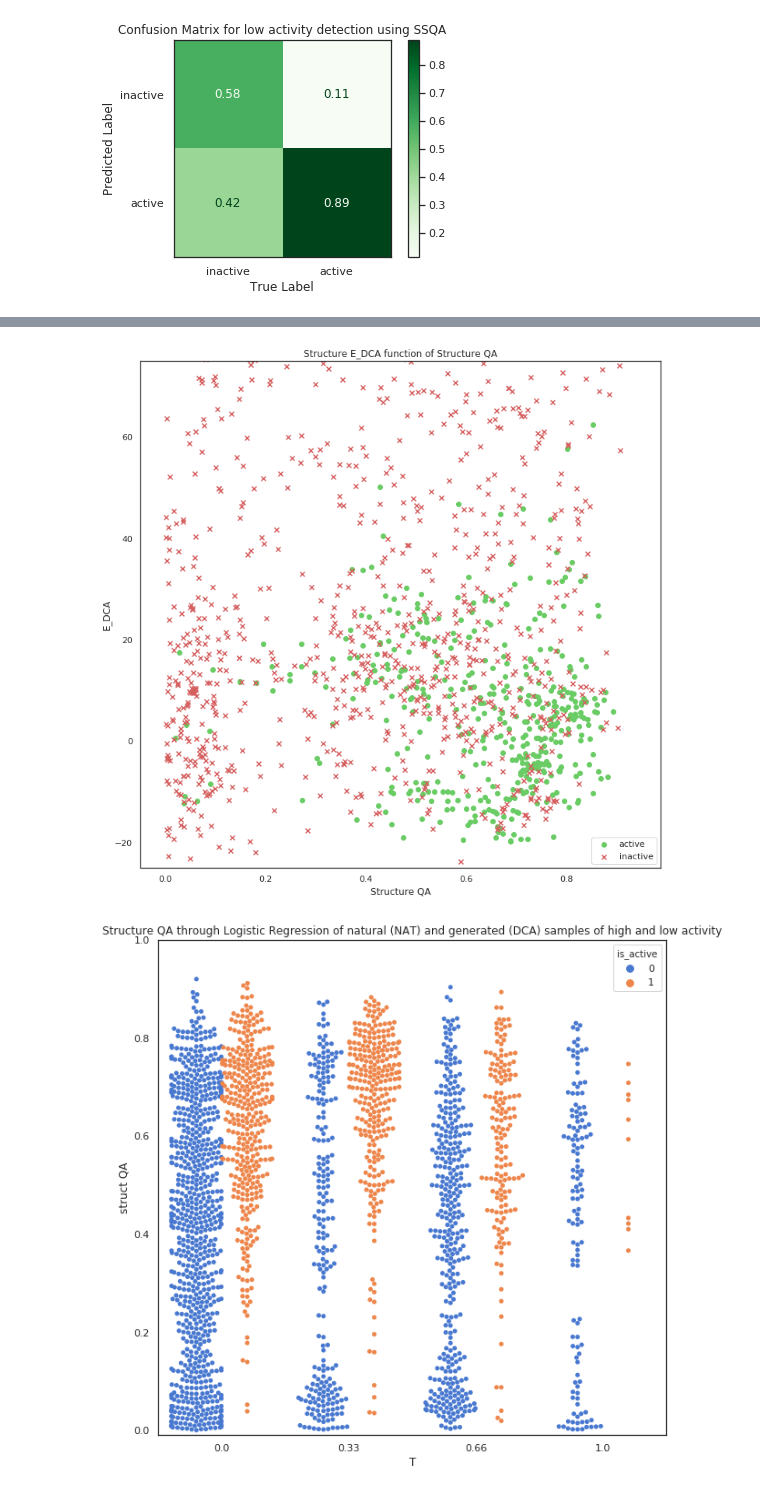
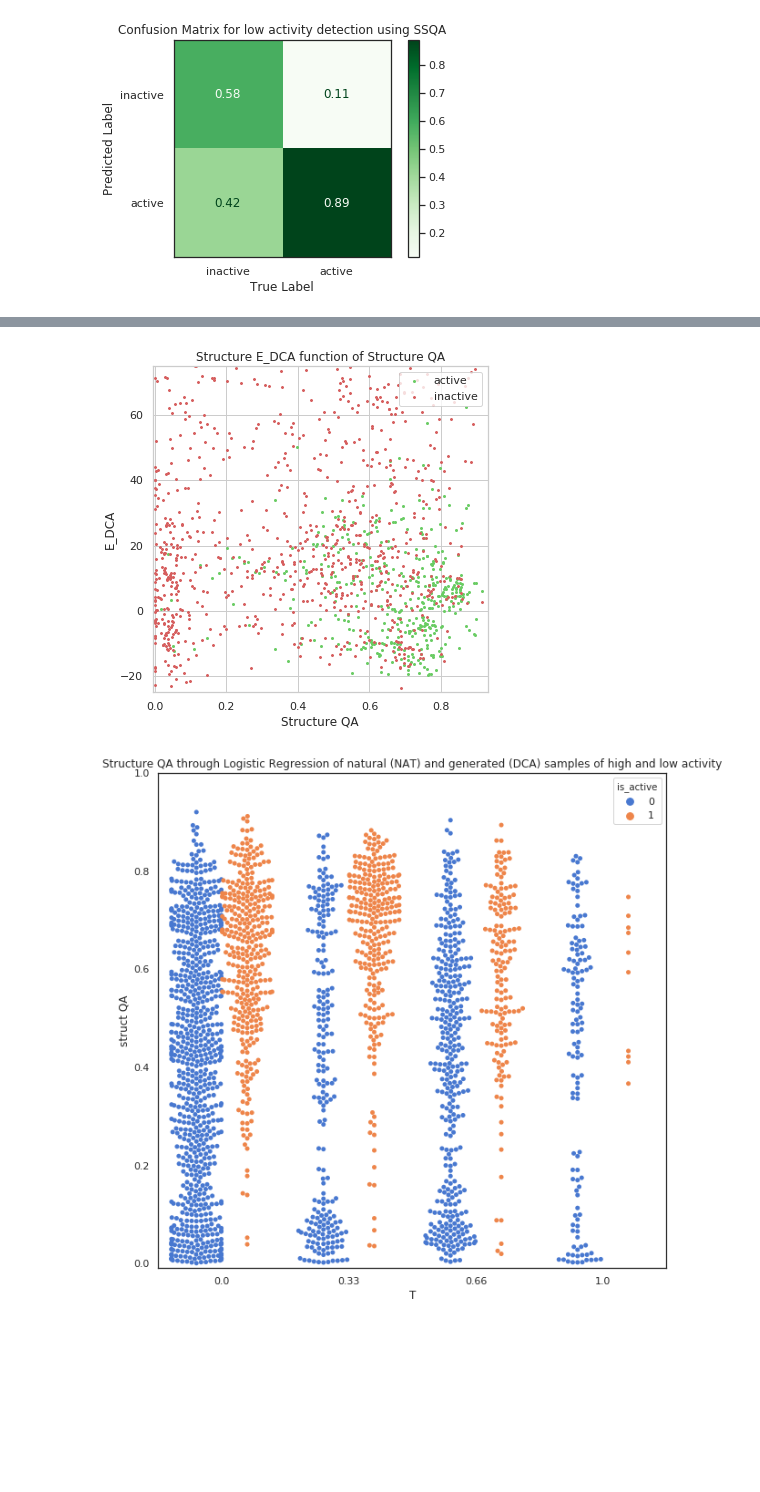
Before and after one commit to CyrilMa/ssqa, a Jupyter notebook: chorismate_mutase.ipynb, the cells around one changed output, grey strips where cells are left out. Saved outputs shown, nothing was run; the diff lists cells and outputs as text; code cells hidden in the pictures; blank space fills up the shorter version.

```diff
--- a/chorismate_mutase.ipynb
+++ b/chorismate_mutase.ipynb
@@ -213,23 +213,20 @@ X = np.array([(active_nat * (np.log(active_nat+1e-8) - np.log(x+1e-8))).sum(-1)
 X = np.append(X,df["EDCA (rel. to EcCM)"].values.reshape(len(df),1),axis = 1)
 
 scaler = StandardScaler()
-poly = PolynomialFeatures(1)
 
 X_train = where(X, (df.edca_below_50 == 1) & (df.origin == "NAT") & ((df.is_active + df.is_inactive) > 0))
 X_train = scaler.fit_transform(X_train)
-X_train = poly.fit_transform(X_train)
 # y_train = df[df.origin == "NAT"]["norm r.e."]
 y_train = df[(df.edca_below_50 == 1) & (df.origin == "NAT") & ((df.is_active + df.is_inactive) > 0)]["is_active"].values
 
 X_test = where(X, (df.edca_below_50 == 1) & (df.origin == "DCA")  & ((df.is_active + df.is_inactive) > 0))
 X_test = scaler.transform(X_test)
-X_test = poly.transform(X_test)
 # y_test = df[df.origin == "DCA"]["norm r.e."]
 y_test = df[(df.edca_below_50 == 1) & (df.origin == "DCA")  & ((df.is_active + df.is_inactive) > 0)]["is_active"].values
 
 clf = LogisticRegression(class_weight = "balanced").fit(X_train, y_train)
 pred = clf.predict_proba(X_test)[:,1]
-df["struct QA"] = clf.predict_proba(poly.transform(scaler.transform(X)))[:,1]
+df["struct QA"] = clf.predict_proba(scaler.transform(X))[:,1]
 # %%
 edca = df[(df.edca_below_50 == 1) &(df.origin == "DCA")  & ((df.is_active + df.is_inactive) > 0)]["EDCA (rel. to EcCM)"].values
 # %% [markdown]
@@ -302,4 +299,6 @@ plt.xlabel("True Label")
 plt.show()
 # %% [output]
 [figure]
+# %%
+sns.set(style="whitegrid", palette="muted")
 # %%
@@ -337,19 +336,19 @@ plt.show()
 # %%
-plt.figure(figsize=(12,12))
+plt.figure(figsize=(6,6))
 plt.scatter(df[(df.edca_below_50 <= 1) &(df.origin =="DCA") & (df.is_active == 1)]["struct QA"].values,
-            df[(df.edca_below_50 <= 1) &(df.origin =="DCA") & (df.is_active == 1)]["EDCA (rel. to EcCM)"].values, c="g", marker="o")
+            df[(df.edca_below_50 <= 1) &(df.origin =="DCA") & (df.is_active == 1)]["EDCA (rel. to EcCM)"].values, c="g", marker="o", s=4)
 plt.scatter(df[(df.edca_below_50 <= 1) &(df.origin =="DCA") & (df.is_active == 0)]["struct QA"].values,
-            df[(df.edca_below_50 <= 1) &(df.origin =="DCA") & (df.is_active == 0)]["EDCA (rel. to EcCM)"].values, c="r", marker="x")
-plt.legend(["active", "inactive"])
+            df[(df.edca_below_50 <= 1) &(df.origin =="DCA") & (df.is_active == 0)]["EDCA (rel. to EcCM)"].values, c="r", marker="x", s=4)
+plt.legend(["active", "inactive"], loc = 1)
 plt.xlabel("Structure QA")
 plt.ylabel("E_DCA")
-# plt.xlim(-0.8, 1.25)
+plt.xlim(-0.005, 0.93)
 plt.ylim(-25, 75)
 plt.title("Structure E_DCA function of Structure QA")
 
 plt.show()
 # %% [output]
-[figure, old version]
+[figure, new version]
 # %%
 plt.figure(figsize=(10,10))
 sns.swarmplot(x = "T",
```
Also changed, not shown: parts of 4 cells of this notebook, 44 other files.
